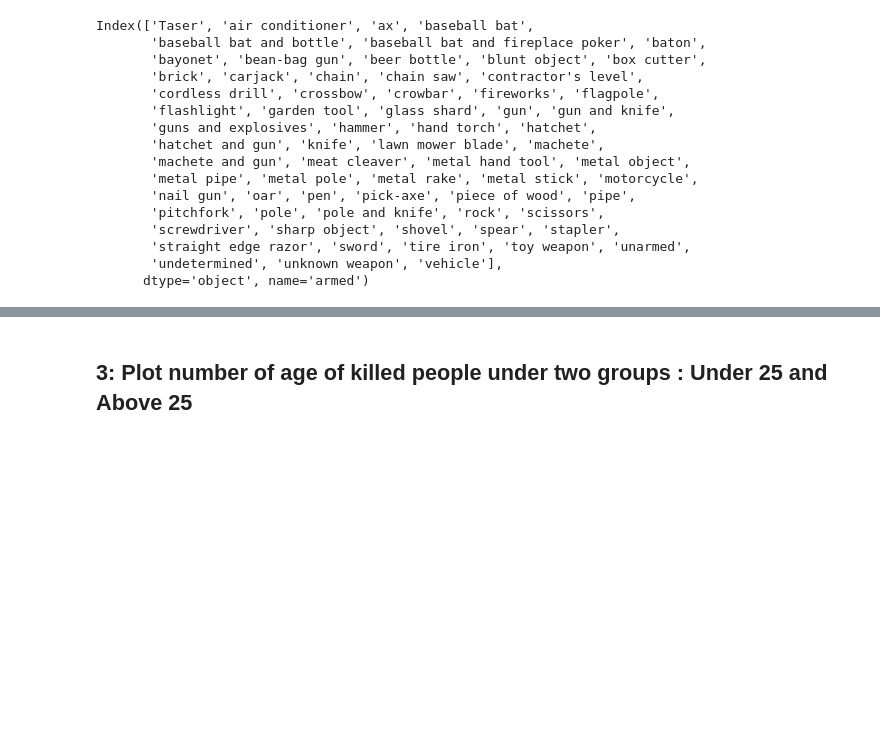
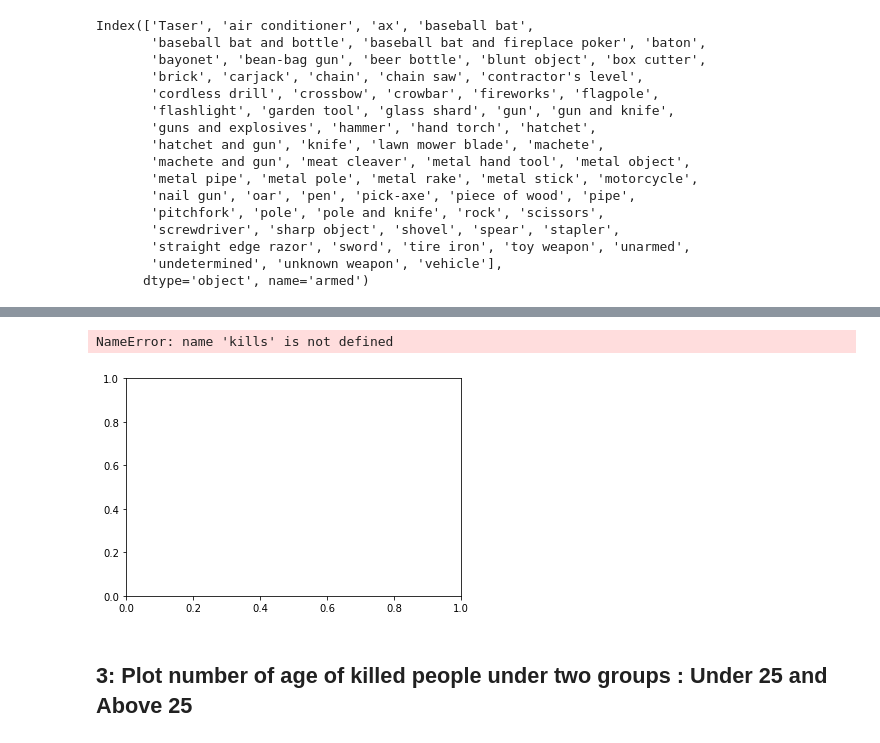
Before and after one commit to MevlutYildiz77/Assignments, a Jupyter notebook: datascience_assignments/Assignment Matplotlib - PoliceKillingsUS/Assignment-1 student.ipynb, the cells around one changed output, grey strips where cells are left out. Cells and saved outputs as stored; diff of their text form; code cells hidden in the pictures; blank space fills up the shorter version.

```diff
--- a/datascience_assignments/Assignment Matplotlib - PoliceKillingsUS/Assignment-1 student.ipynb
+++ b/datascience_assignments/Assignment Matplotlib - PoliceKillingsUS/Assignment-1 student.ipynb
@@ -82,6 +80,6 @@ NameError: name 'x' is not defined
 # %%
-armed1= kill.groupby("armed").sum().index
-armed1
+armed= kill.groupby("armed").sum().index
+armed
 # %% [output]
 Index(['Taser', 'air conditioner', 'ax', 'baseball bat',
        'baseball bat and bottle', 'baseball bat and fireplace poker', 'baton',
@@ -141,2 +100,12 @@ Name: armed, Length: 68, dtype: int64
+# %%
+# with matplotlib
+fig, ax= plt.subplots()
+ax.bar(armed[25], kills)
+#ax.bar(armed[25],armed[32],armed[64],armed[25],armed[65],armed[63],armed[66], kills)
+fig.suptitle('Gender Distribution')
+plt.show()
+# %% [output]
+NameError: name 'kills' is not defined
+[figure, added]
 # %% [markdown]
 ## 3: Plot number of age of killed people under two groups : Under 25 and Above 25
```
Also changed, not shown: parts of 45 cells of this notebook.
